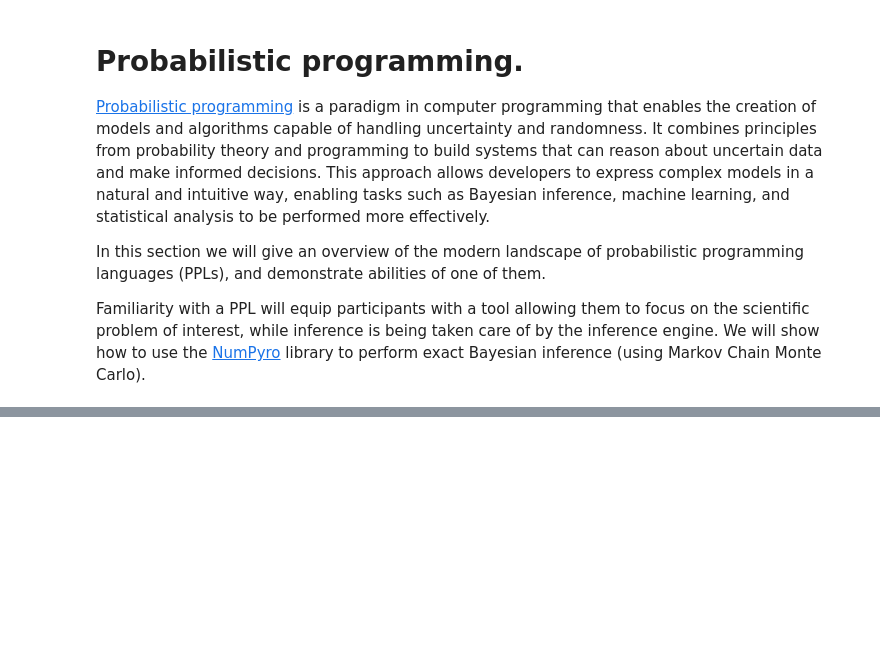
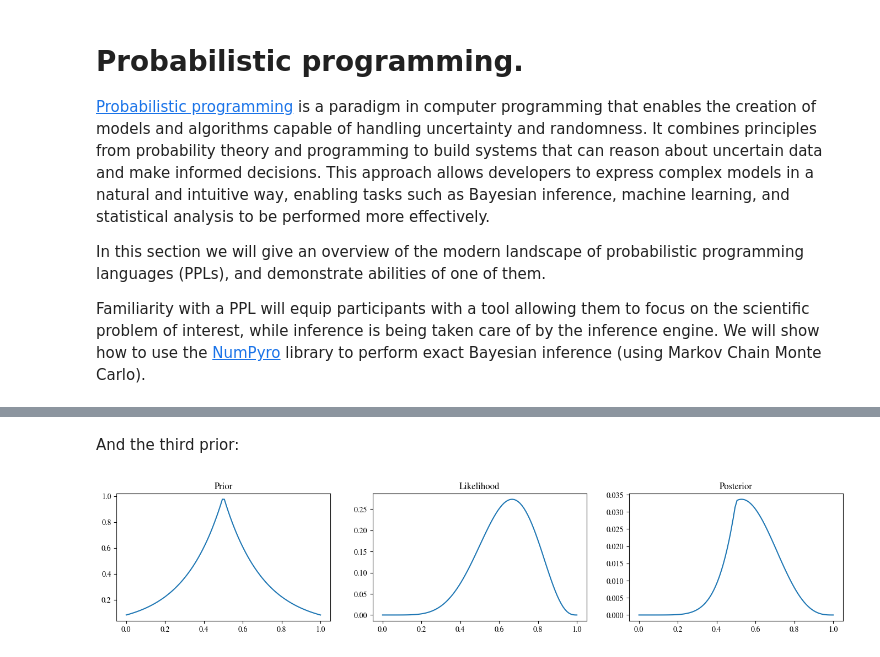
Before and after one commit to deep-learning-indaba/indaba-pracs-2023, a Jupyter notebook: Introduction_to_Probabilistic_Thinking_and_Programming.ipynb, the cells around one changed output, grey strips where cells are left out. Saved outputs shown, nothing was run; the diff lists cells and outputs as text; code cells hidden in the pictures; blank space fills up the shorter version.

```diff
--- a/Introduction_to_Probabilistic_Thinking_and_Programming.ipynb
+++ b/Introduction_to_Probabilistic_Thinking_and_Programming.ipynb
@@ -856,0 +947,7 @@ Familiarity with a PPL will equip participants with a tool allowing them to focu
+# %% [markdown]
+And the third prior:
+# %%
+prior3 = jnp.exp(- 5 * abs(p_grid - 0.5))
+posterior3 = computePosterior(likelihood, prior3)
+# %% [output]
+[figure, added]
```
Also changed, not shown: parts of 85 cells of this notebook.
